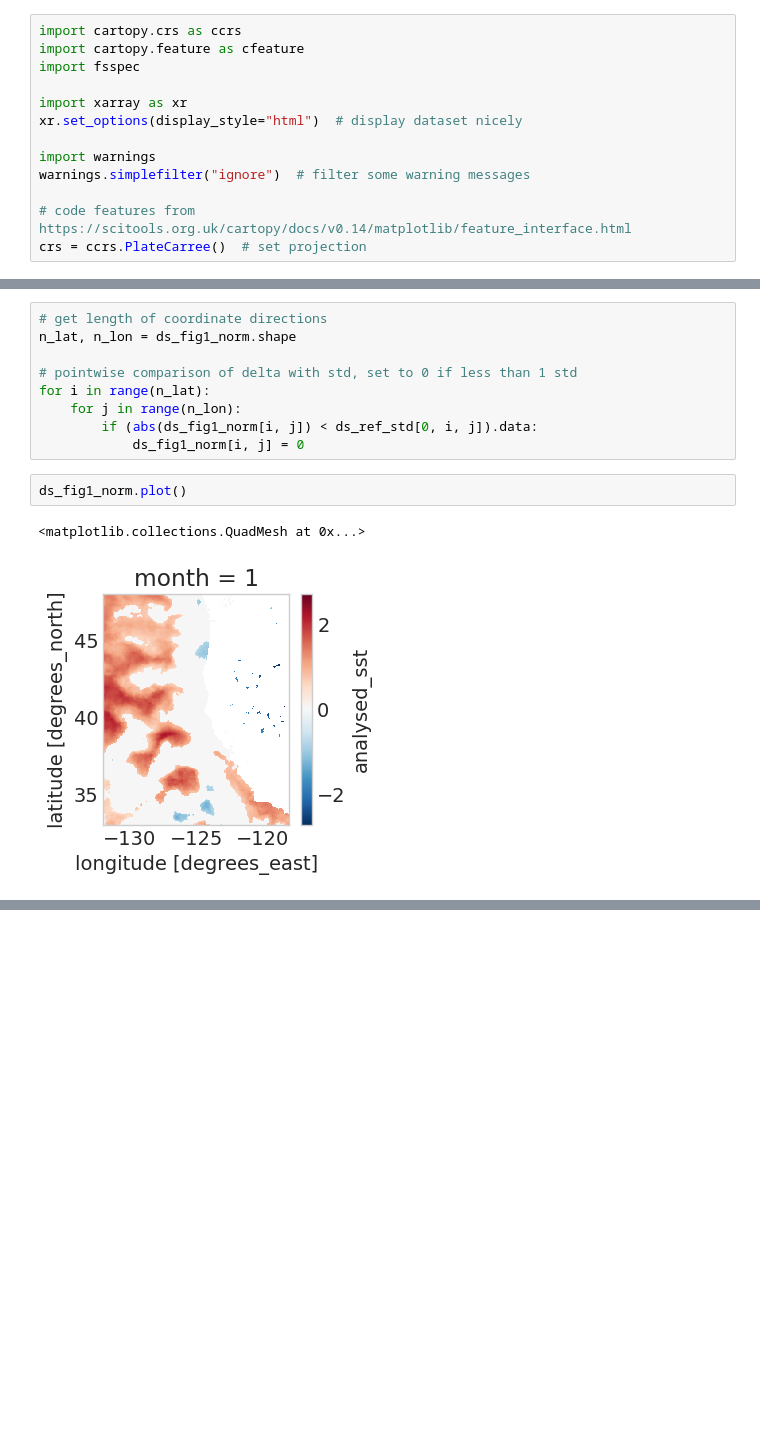
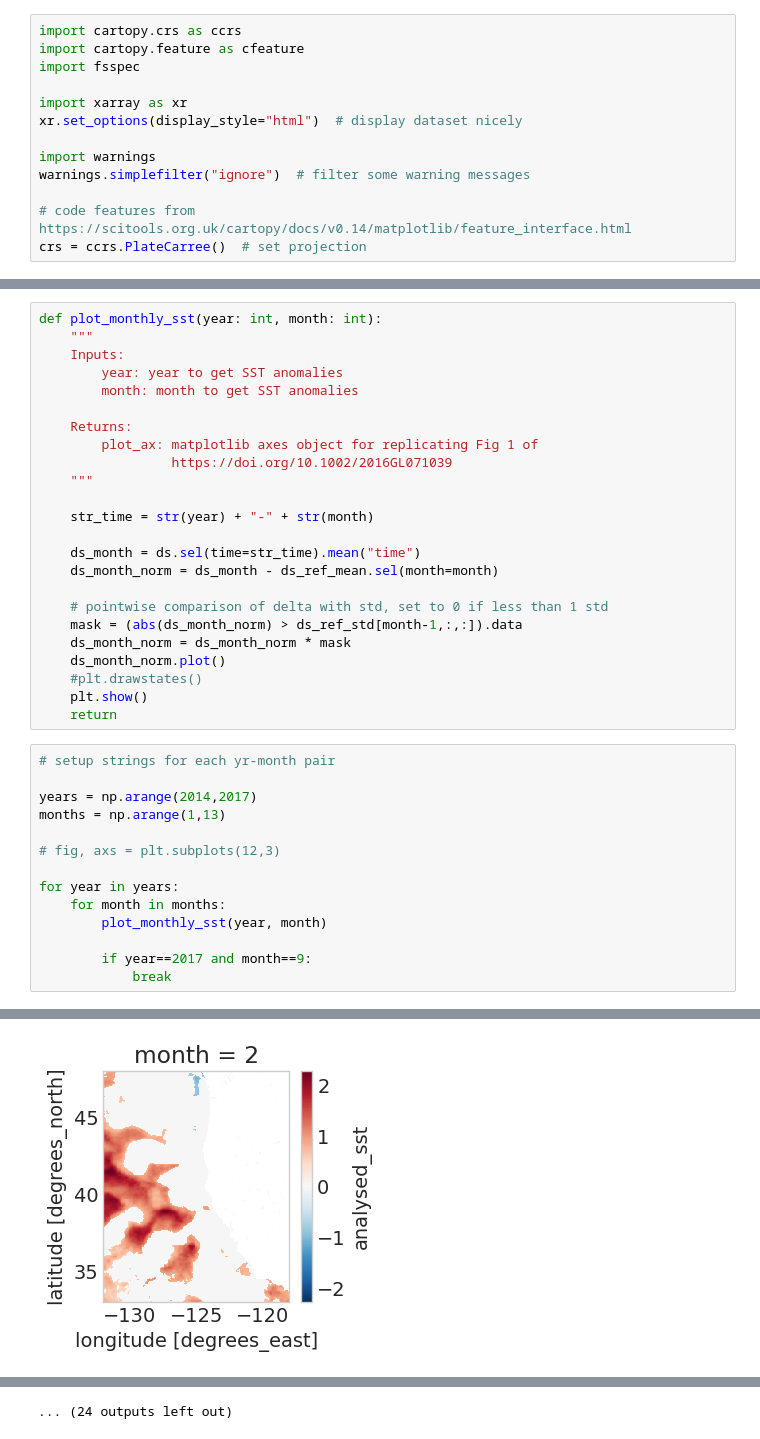
Before and after one commit to UCB-stat-159-s23/hw03-Group20, a Jupyter notebook: climate-Q04.ipynb, the cells around one changed output, grey strips where cells are left out. Drawn from its saved outputs; the diff is of its cells as text; blank space fills up the shorter version.

Commit message:
Q4: setup data augmentation function, TODO: plotting

```diff
--- a/climate-Q04.ipynb
+++ b/climate-Q04.ipynb
@@ -131,14 +41,39 @@ Coordinates:
-# %%
-# get length of coordinate directions
-n_lat, n_lon = ds_fig1_norm.shape
-
-# pointwise comparison of delta with std, set to 0 if less than 1 std
-for i in range(n_lat):
-    for j in range(n_lon):
-        if (abs(ds_fig1_norm[i, j]) < ds_ref_std[0, i, j]).data:
-            ds_fig1_norm[i, j] = 0
-# %%
-ds_fig1_norm.plot()
-# %% [output]
-<matplotlib.collections.QuadMesh at 0x...>
-[figure, removed]
+# %%
+def plot_monthly_sst(year: int, month: int):
+    """
+    Inputs:
+        year: year to get SST anomalies
+        month: month to get SST anomalies
+
+    Returns:
+        plot_ax: matplotlib axes object for replicating Fig 1 of
+                 https://doi.org/10.1002/2016GL071039
+    """
+
+    str_time = str(year) + "-" + str(month)
+
+    ds_month = ds.sel(time=str_time).mean("time")
+    ds_month_norm = ds_month - ds_ref_mean.sel(month=month)
+
+    # pointwise comparison of delta with std, set to 0 if less than 1 std
+    mask = (abs(ds_month_norm) > ds_ref_std[month-1,:,:]).data
+    ds_month_norm = ds_month_norm * mask
+    ds_month_norm.plot()
+    #plt.drawstates()
+    plt.show()
+    return
+# %%
+# setup strings for each yr-month pair
+
+years = np.arange(2014,2017)
+months = np.arange(1,13)
+
+# fig, axs = plt.subplots(12,3)
+
+for year in years:
+    for month in months:
+        plot_monthly_sst(year, month)
+
+        if year==2017 and month==9:
+            break
+# %% [output]
@@ -144,0 +81 @@ ds_fig1_norm.plot()
+[figure, added]
@@ -144,0 +92 @@ ds_fig1_norm.plot()
+... (24 outputs left out)
```
Also changed, not shown: parts of 5 cells of this notebook.
